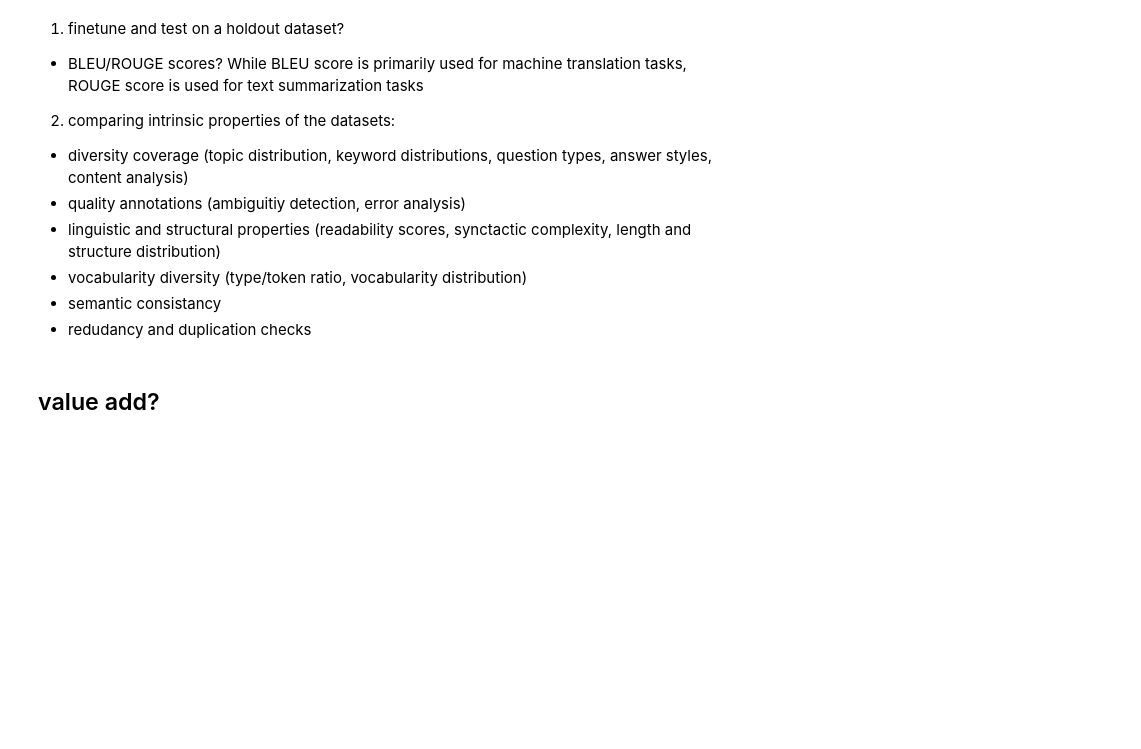
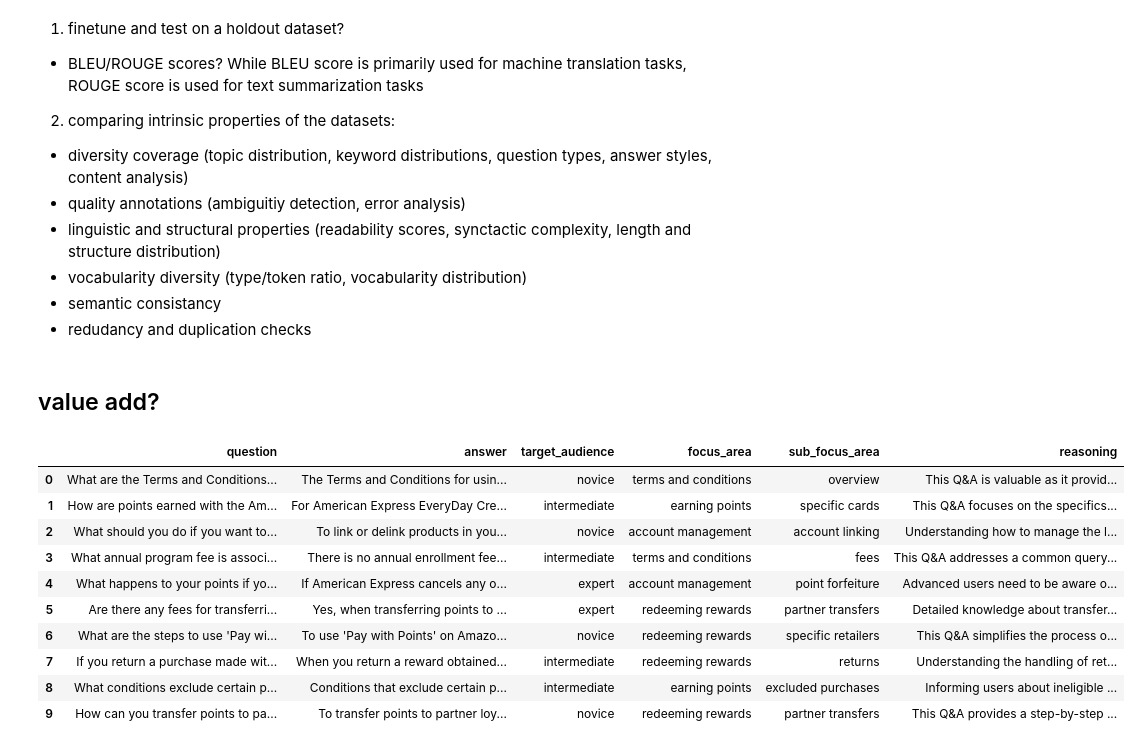
Before and after one commit to ericphamhung-gretel/demos, a Jupyter notebook: data_designer_sdk_qa_pairs.ipynb, the cells around one changed output. Saved outputs shown, nothing was run; the diff lists cells and outputs as text; code cells hidden in the pictures; blank space fills up the shorter version.

```diff
--- a/data_designer_sdk_qa_pairs.ipynb
+++ b/data_designer_sdk_qa_pairs.ipynb
@@ -639,3 +636,22 @@ Total QA Pairs: 20
 # %% [markdown]
 value add?
 -
+# %%
+import pandas as pd
+df1 = pd.read_csv('openai_1.csv')
+df2 = pd.read_csv('openai_2.csv')
+df3 = pd.read_csv('openai_3.csv')
+# %%
+df1
+# %% [output]
+|  | question | answer | target_audience | focus_area | sub_focus_area | reasoning |
+| 0 | What are the Terms and Conditions... | The Terms and Conditions for usin... | novice | terms and conditions | overview | This Q&A is valuable as it provid... |
+| 1 | How are points earned with the Am... | For American Express EveryDay Cre... | intermediate | earning points | specific cards | This Q&A focuses on the specifics... |
+| 2 | What should you do if you want to... | To link or delink products in you... | novice | account management | account linking | Understanding how to manage the l... |
+| 3 | What annual program fee is associ... | There is no annual enrollment fee... | intermediate | terms and conditions | fees | This Q&A addresses a common query... |
+| 4 | What happens to your points if yo... | If American Express cancels any o... | expert | account management | point forfeiture | Advanced users need to be aware o... |
+| 5 | Are there any fees for transferri... | Yes, when transferring points to ... | expert | redeeming rewards | partner transfers | Detailed knowledge about transfer... |
+| 6 | What are the steps to use 'Pay wi... | To use 'Pay with Points' on Amazo... | novice | redeeming rewards | specific retailers | This Q&A simplifies the process o... |
+| 7 | If you return a purchase made wit... | When you return a reward obtained... | intermediate | redeeming rewards | returns | Understanding the handling of ret... |
+| 8 | What conditions exclude certain p... | Conditions that exclude certain p... | intermediate | earning points | excluded purchases | Informing users about ineligible ... |
+| 9 | How can you transfer points to pa... | To transfer points to partner loy... | novice | redeeming rewards | partner transfers | This Q&A provides a step-by-step ... |
```
Also changed, not shown: parts of 26 cells of this notebook.
